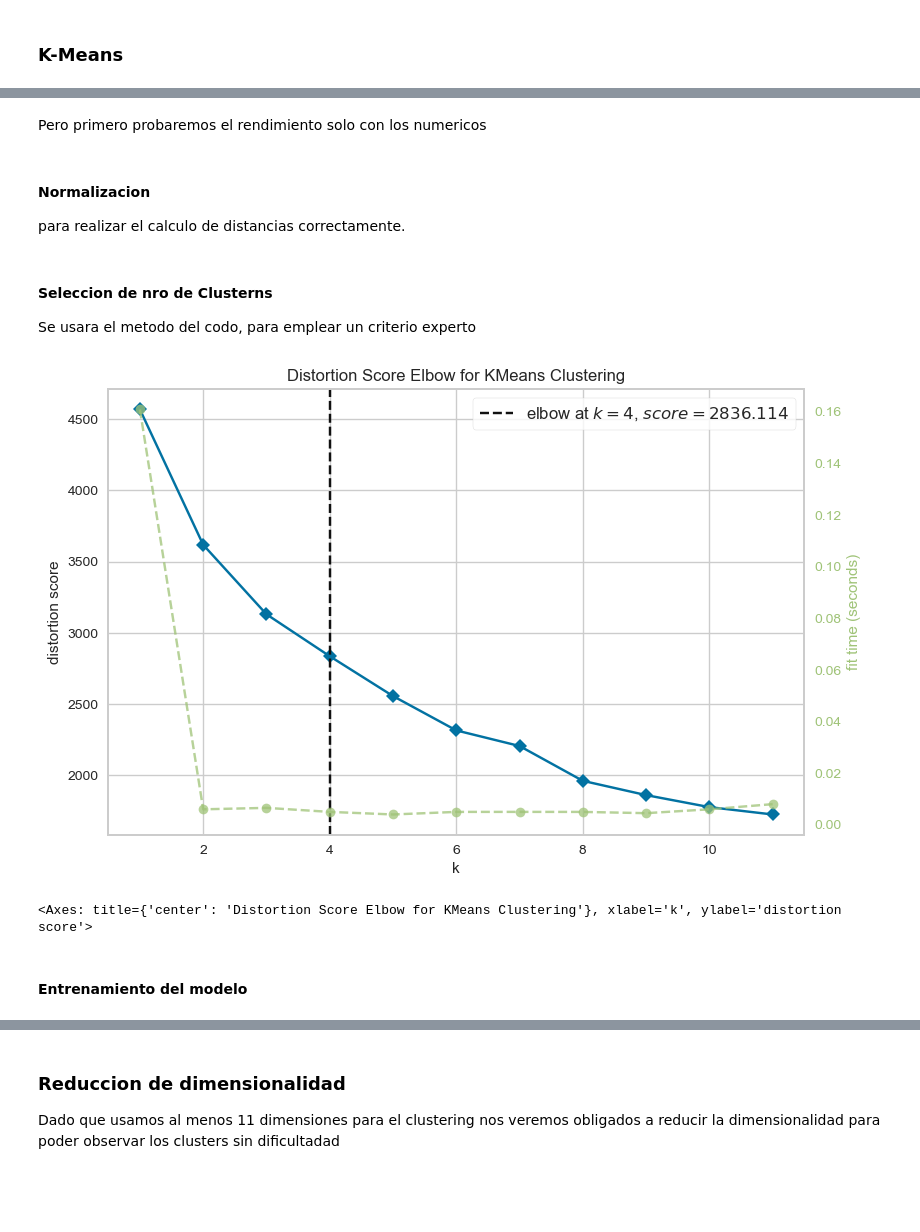
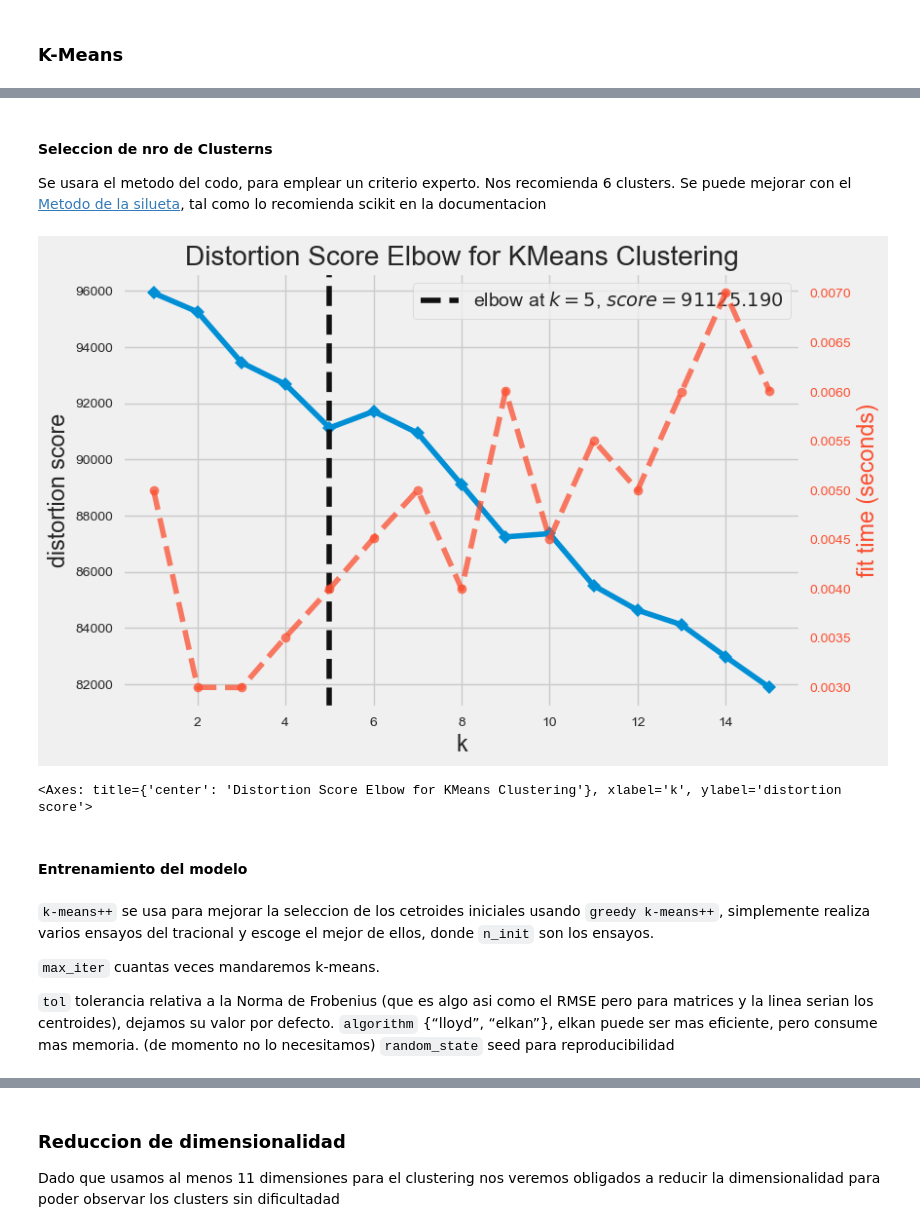
Before and after one commit to R0SEWT/SpotiOrganizer, a Jupyter notebook: clasificador.ipynb, the cells around one changed output, grey strips where cells are left out. Drawn from its saved outputs; the diff is of its cells as text; code cells hidden in the pictures; blank space fills up the shorter version.

```diff
--- a/clasificador.ipynb
+++ b/clasificador.ipynb
@@ -233,0 +163,15 @@ plt.show()
+# %%
+# preparacion para el clustering
+# preparar los datos de entrada
+
+# mezclar los valores tf-idf con las variables numericas
+
+tfidf = TfidfVectorizer()
+tfidf_matrix = tfidf.fit_transform(df['genre'])
+
+
+tfidf_df = pd.DataFrame(tfidf_matrix.toarray(), columns=tfidf.get_feature_names_out())
+print(tfidf_df.shape)
+tfidf_df.head()
+
+ # (571, 161)
@@ -233,0 +203,11 @@ plt.show()
+# %%
+df = pd.concat([df, tfidf_df], axis=1)
+#  respaldar genre id y name
+df_respaldo = df[['genre', 'id', 'name', 'artist']].copy()
+df = df.drop(columns=['genre', 'id', 'name', 'artist', 'key', 'mode', 'time_signature', 'tempo', 'loudness'])
+
+# nromalizamos
+scaler = StandardScaler()
+X = scaler.fit_transform(df)
+print(len(df))
+print(len(X))
@@ -259,2 +222,0 @@ track_genre_df = pd.DataFrame(track_genre_mapping)
-# %% [markdown]
-Pero primero probaremos el rendimiento solo con los numericos
@@ -263,27 +223,25 @@ audio_features = df[audio_feature_numerical_keys].to_numpy()
-# %% [markdown]
-#### Normalizacion
-para realizar el calculo de distancias correctamente.
-# %%
-vectorizer = TfidfVectorizer(stop_words='english')
-X = vectorizer.fit_transform(genres_list)
-
-# Matriz numpy y normalización
-scaler = StandardScaler()
-X_scaled = scaler.fit_transform(audio_features)
 # %% [markdown]
 #### Seleccion de nro de Clusterns
-Se usara el metodo del codo, para emplear un criterio experto
+Se usara el metodo del codo, para emplear un criterio experto. Nos recomienda 6 clusters. Se puede mejorar con el [Metodo de la silueta](https://scikit-learn.org/stable/auto_examples/cluster/plot_kmeans_silhouette_analysis.html#sphx-glr-auto-examples-cluster-plot-kmeans-silhouette-analysis-py), tal como lo recomienda scikit en la documentacion
 # %%
 from yellowbrick.cluster import KElbowVisualizer
 
 model = KMeans()
-visualizer = KElbowVisualizer(model, k=(1,12))
-visualizer.fit(X_scaled)
+visualizer = KElbowVisualizer(model, k=(1,16)) #
+visualizer.fit(X)
 visualizer.show()
 # %% [output]
-[figure, old version]
+[figure, new version]
 <Axes: title={'center': 'Distortion Score Elbow for KMeans Clustering'}, xlabel='k', ylabel='distortion score'>
 # %% [markdown]
 #### Entrenamiento del modelo
+# %% [markdown]
+`k-means++` se usa para mejorar la seleccion de los cetroides iniciales usando `greedy k-means++`, simplemente realiza varios ensayos del tracional y escoge el mejor de ellos, donde `n_init` son los ensayos.
+
+`max_iter` cuantas veces mandaremos k-means.
+
+`tol` tolerancia relativa a la Norma de Frobenius (que es algo asi como el RMSE pero para matrices y la linea serian los centroides), dejamos su valor por defecto.
+`algorithm` {“lloyd”, “elkan”}, elkan puede ser mas eficiente, pero consume mas memoria. (de momento no lo necesitamos)
+`random_state` seed para reproducibilidad
 # %%
 n_clusters = 5
```
Also changed, not shown: parts of 42 cells of this notebook, 6 other files.
